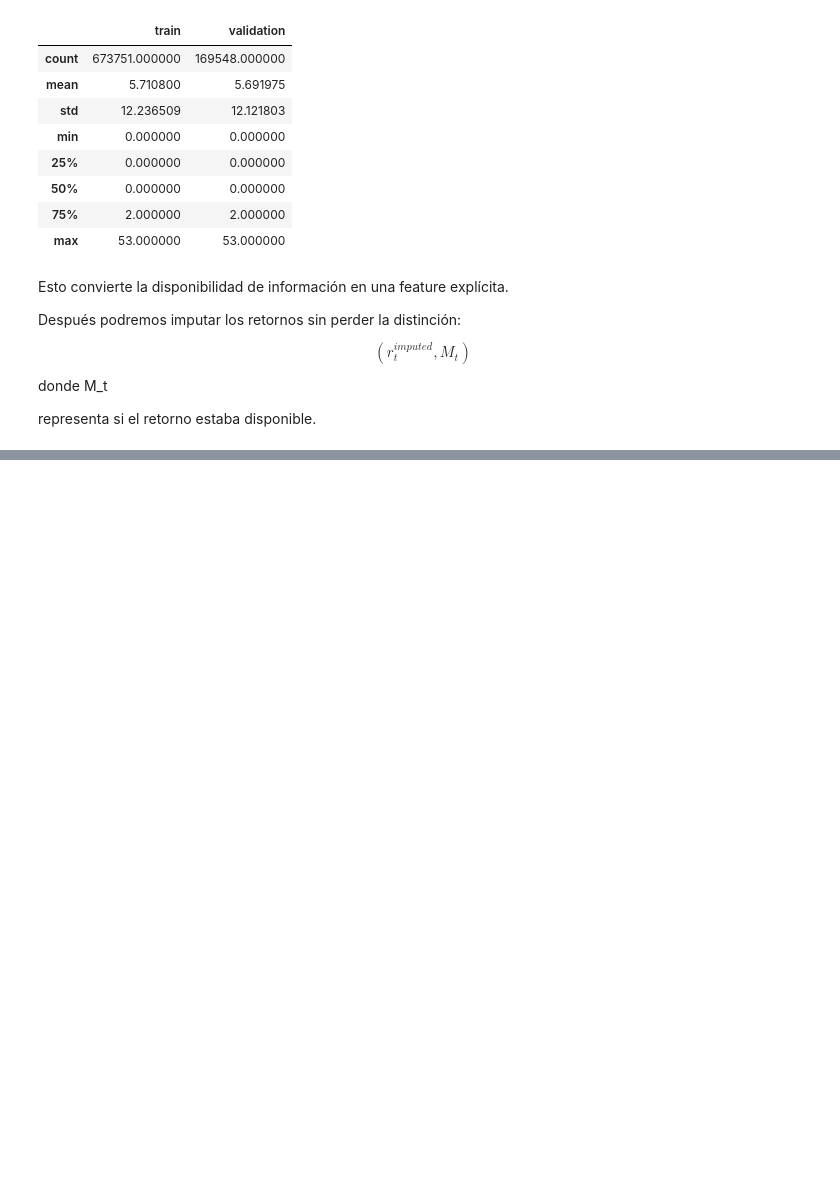
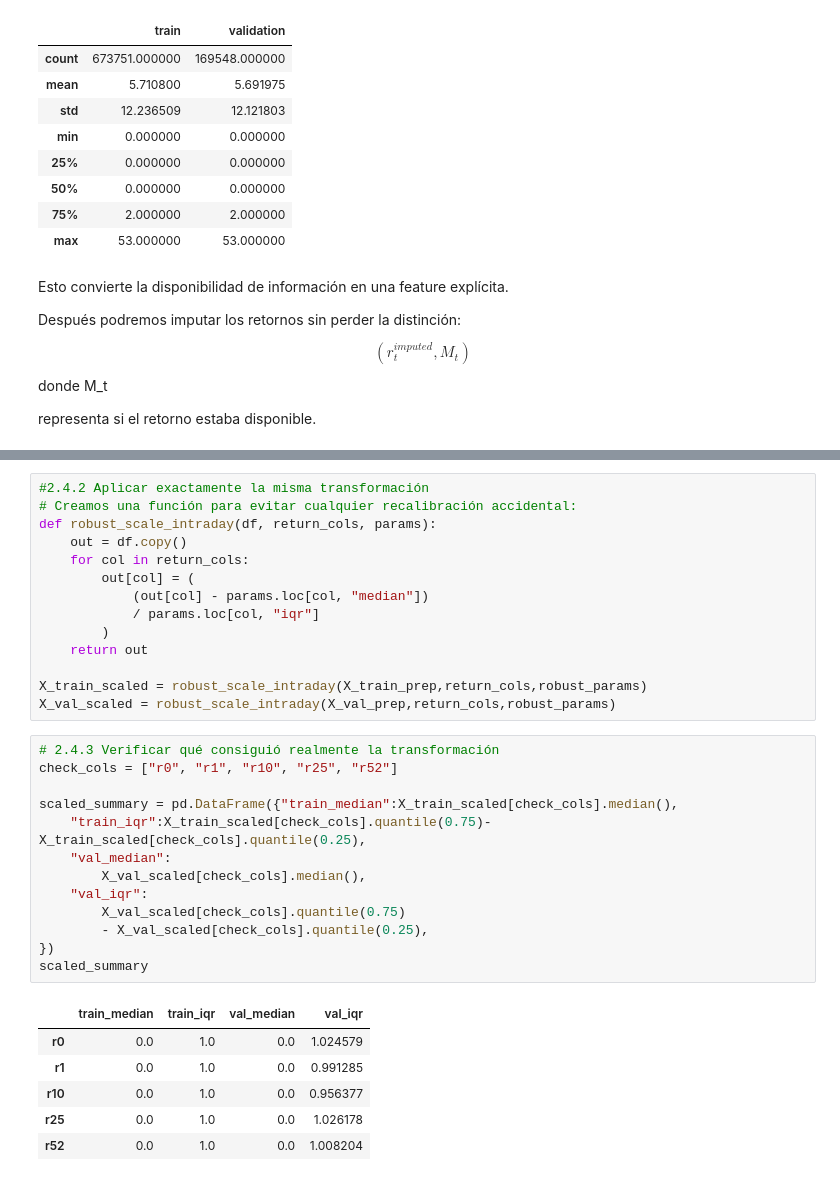
Before and after one commit to ADRIANVM117/data-science-portfolio, a Jupyter notebook: EXAMEN_DL_BOURBAKI/notebooks/02_validation_feature_engineering_and_baselines.ipynb, the cells around one changed output, grey strips where cells are left out. Saved outputs shown, nothing was run; the diff lists cells and outputs as text; blank space fills up the shorter version.

```diff
--- a/EXAMEN_DL_BOURBAKI/notebooks/02_validation_feature_engineering_and_baselines.ipynb
+++ b/EXAMEN_DL_BOURBAKI/notebooks/02_validation_feature_engineering_and_baselines.ipynb
@@ -424,0 +687,34 @@ train_return_values = train_return_values[~np.isnan(train_return_values)]
+# %%
+#2.4.2 Aplicar exactamente la misma transformación
+# Creamos una función para evitar cualquier recalibración accidental:
+def robust_scale_intraday(df, return_cols, params):
+    out = df.copy()
+    for col in return_cols:
+        out[col] = (
+            (out[col] - params.loc[col, "median"])
+            / params.loc[col, "iqr"]
+        )
+    return out
+
+X_train_scaled = robust_scale_intraday(X_train_prep,return_cols,robust_params)
+X_val_scaled = robust_scale_intraday(X_val_prep,return_cols,robust_params)
+# %%
+# 2.4.3 Verificar qué consiguió realmente la transformación
+check_cols = ["r0", "r1", "r10", "r25", "r52"]
+
+scaled_summary = pd.DataFrame({"train_median":X_train_scaled[check_cols].median(),
+    "train_iqr":X_train_scaled[check_cols].quantile(0.75)- X_train_scaled[check_cols].quantile(0.25),
+    "val_median":
+        X_val_scaled[check_cols].median(),
+    "val_iqr":
+        X_val_scaled[check_cols].quantile(0.75)
+        - X_val_scaled[check_cols].quantile(0.25),
+})
+scaled_summary
+# %% [output]
+|  | train_median | train_iqr | val_median | val_iqr |
+| r0 | 0.0 | 1.0 | 0.0 | 1.024579 |
+| r1 | 0.0 | 1.0 | 0.0 | 0.991285 |
+| r10 | 0.0 | 1.0 | 0.0 | 0.956377 |
+| r25 | 0.0 | 1.0 | 0.0 | 1.026178 |
+| r52 | 0.0 | 1.0 | 0.0 | 1.008204 |
```
Also changed, not shown: parts of 19 cells of this notebook.
